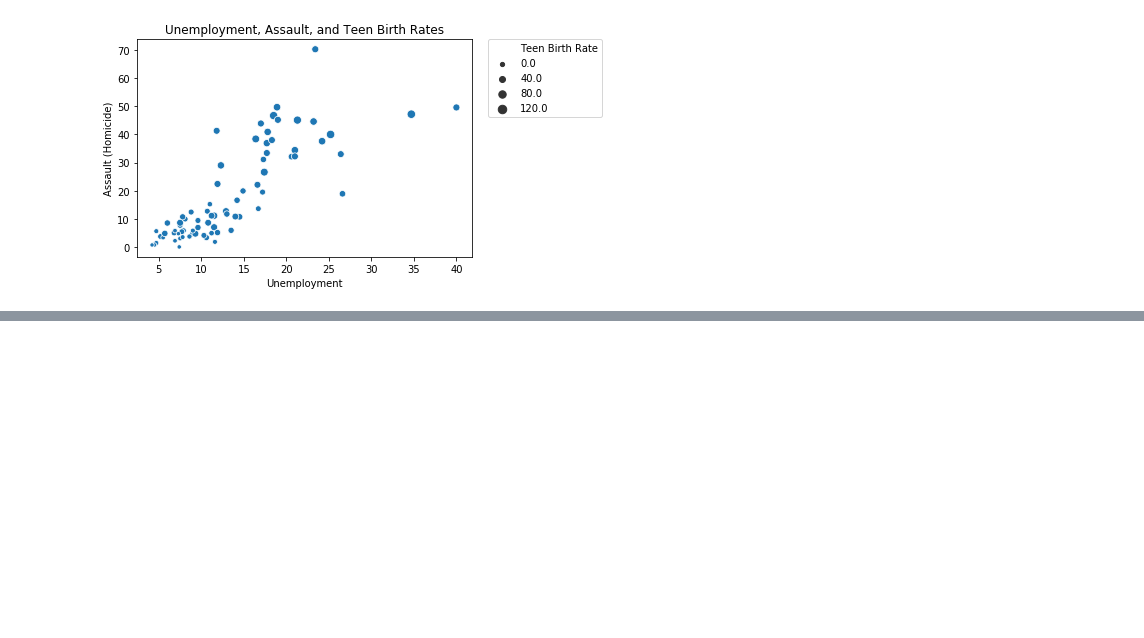
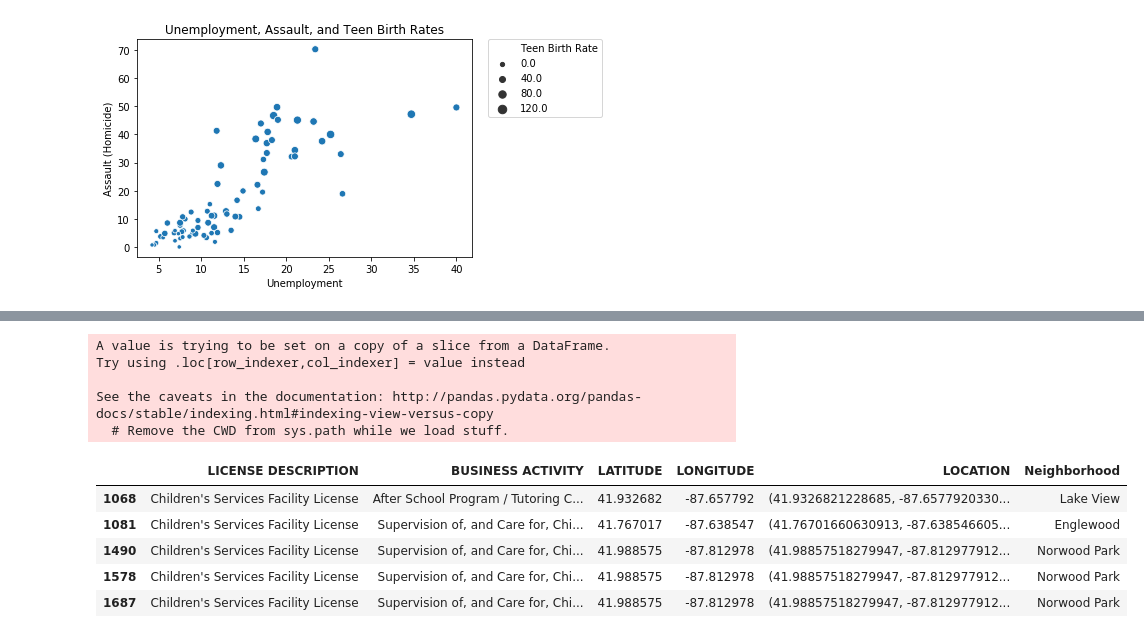
Before and after one commit to adithyansubramanian/Springboard_Capstone_project_1, a Jupyter notebook: Capstone_project_1_Cleaning.ipynb, the cells around one changed output, grey strips where cells are left out. Cells and saved outputs as stored; diff of their text form; code cells hidden in the pictures; blank space fills up the shorter version.

```diff
--- a/Capstone_project_1_Cleaning.ipynb
+++ b/Capstone_project_1_Cleaning.ipynb
@@ -461,3 +550,5 @@ plt.title('Unemployment, Assault, and Teen Birth Rates')
 # %% [output]
 Text(0.5, 1.0, 'Unemployment, Assault, and Teen Birth Rates')
 [figure]
+# %%
+food = businesses_total[businesses_total['BUSINESS ACTIVITY'].str.contains('Food')]
@@ -463,0 +588,11 @@ Text(0.5, 1.0, 'Unemployment, Assault, and Teen Birth Rates')
+# %%
+nhoods = []
+for index, row in food.iterrows():
+    lat = row['LATITUDE']
+    long = row['LONGITUDE']
+    hood = neighbor_finder(long,lat)
+    #print(hood)
+    nhoods.append(hood)
+
+
+food['Neighborhood'] = nhoods
@@ -463,0 +605,2 @@ Text(0.5, 1.0, 'Unemployment, Assault, and Teen Birth Rates')
+# %%
+child = businesses_total[businesses_total['BUSINESS ACTIVITY'].str.contains('Children')]
@@ -463,0 +636,26 @@ Text(0.5, 1.0, 'Unemployment, Assault, and Teen Birth Rates')
+# %%
+nhoods = []
+for index, row in child.iterrows():
+    lat = row['LATITUDE']
+    long = row['LONGITUDE']
+    hood = neighbor_finder(long,lat)
+    #print(hood)
+    nhoods.append(hood)
+
+
+child['Neighborhood'] = nhoods
+# %% [output]
+A value is trying to be set on a copy of a slice from a DataFrame.
+Try using .loc[row_indexer,col_indexer] = value instead
+
+See the caveats in the documentation: http://pandas.pydata.org/pandas-docs/stable/indexing.html#indexing-view-versus-copy
+  # Remove the CWD from sys.path while we load stuff.
+# %%
+child.head()
+# %% [output]
+|  | LICENSE DESCRIPTION | BUSINESS ACTIVITY | LATITUDE | LONGITUDE | LOCATION | Neighborhood |
+| 1068 | Children's Services Facility License | After School Program / Tutoring C... | 41.932682 | -87.657792 | (41.9326821228685, -87.6577920330... | Lake View |
+| 1081 | Children's Services Facility License | Supervision of, and Care for, Chi... | 41.767017 | -87.638547 | (41.76701660630913, -87.638546605... | Englewood |
+| 1490 | Children's Services Facility License | Supervision of, and Care for, Chi... | 41.988575 | -87.812978 | (41.98857518279947, -87.812977912... | Norwood Park |
+| 1578 | Children's Services Facility License | Supervision of, and Care for, Chi... | 41.988575 | -87.812978 | (41.98857518279947, -87.812977912... | Norwood Park |
+| 1687 | Children's Services Facility License | Supervision of, and Care for, Chi... | 41.988575 | -87.812978 | (41.98857518279947, -87.812977912... | Norwood Park |
```
Also changed, not shown: parts of 31 cells of this notebook.
